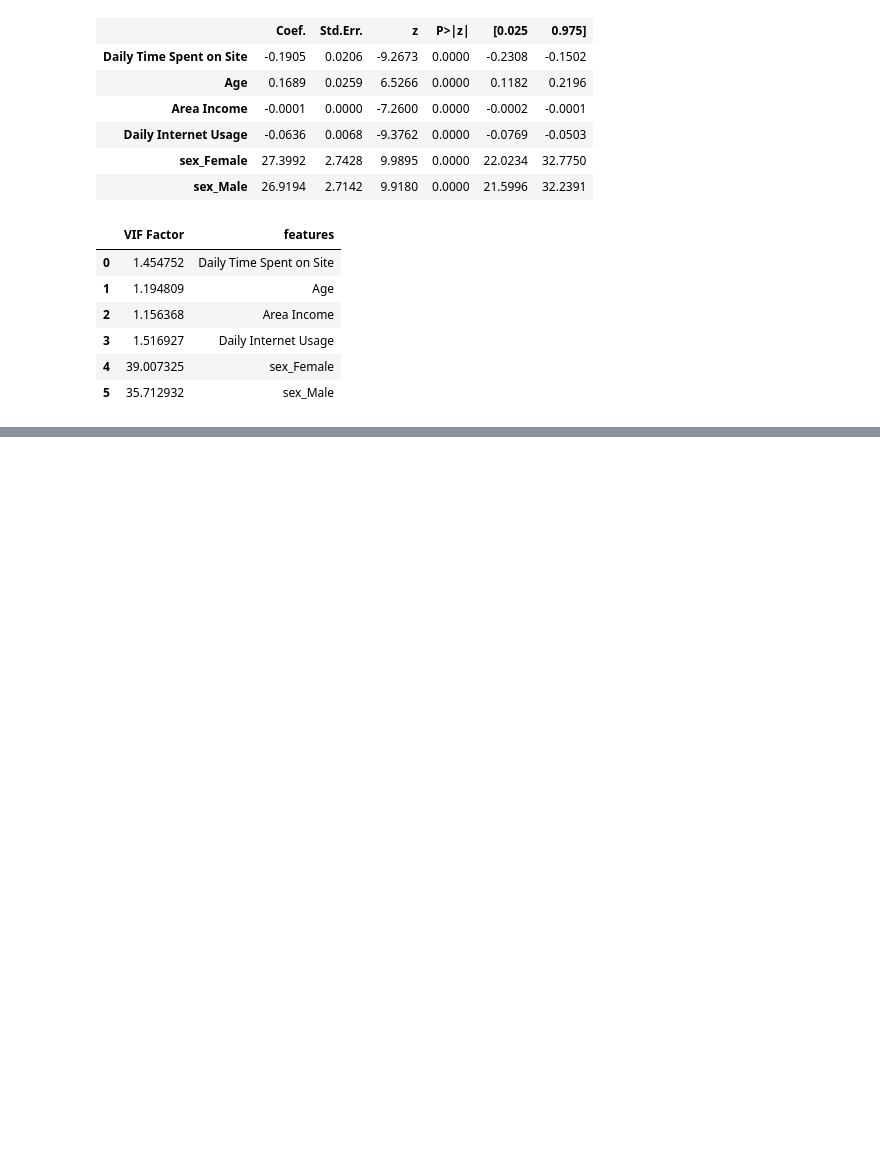
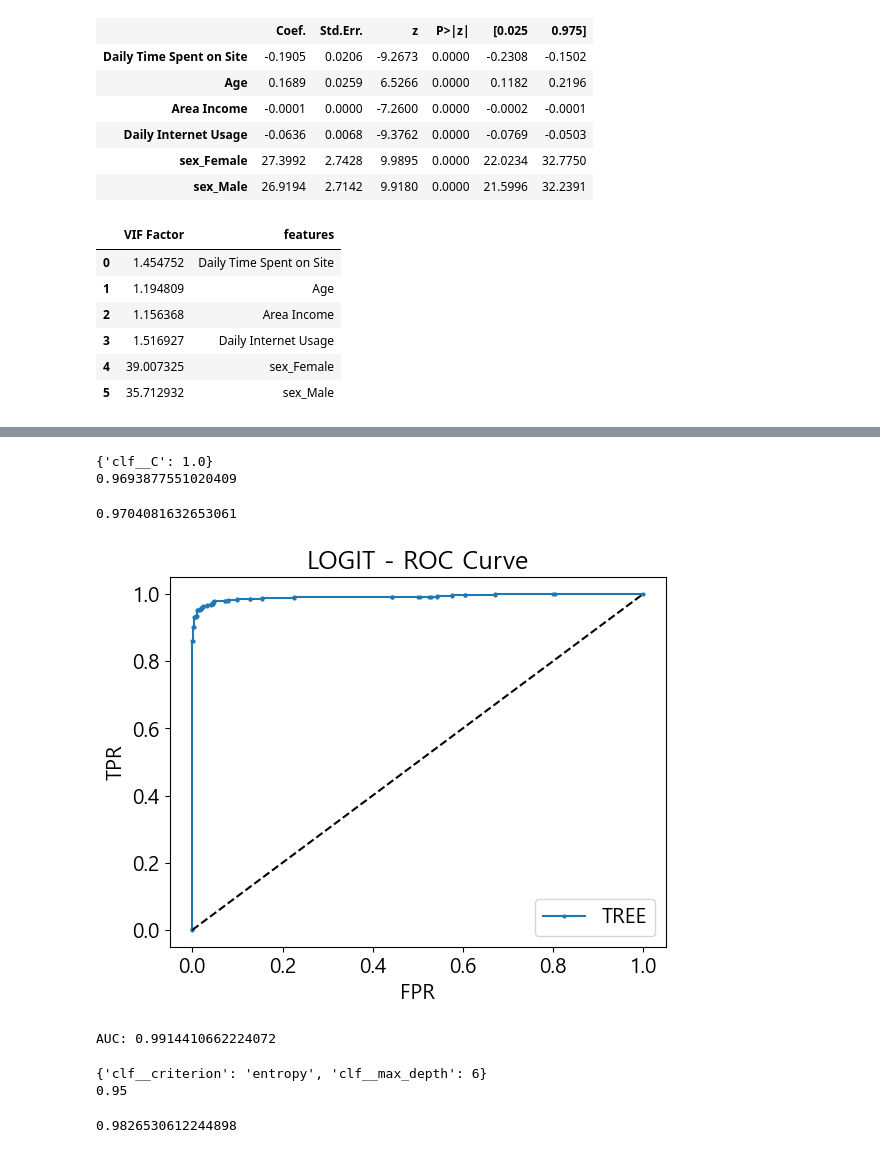
Before and after one commit to HyunJW/Advertisement, a Jupyter notebook: 광고클릭분석.ipynb, the cells around one changed output, grey strips where cells are left out. Drawn from its saved outputs; the diff is of its cells as text; code cells hidden in the pictures; blank space fills up the shorter version.

```diff
--- a/광고클릭분석.ipynb
+++ b/광고클릭분석.ipynb
@@ -129,0 +166,23 @@ vif
+# %%
+#로지스틱회귀분석
+from sklearn.pipeline import Pipeline
+from sklearn.preprocessing import StandardScaler
+from sklearn.linear_model import LogisticRegression
+from sklearn.model_selection import GridSearchCV
+pipe = Pipeline([
+    ('clf', LogisticRegression(random_state=0)),
+])
+params = {
+    'clf__C': [0.0001, 0.001, 0.01, 0.1, 1.0, 10, 100],
+}
+gs = GridSearchCV(pipe, params, scoring='accuracy', cv=5)
+logit = gs.fit(X, y)
+print(logit.best_params_)
+print(logit.best_score_)
+# %% [output]
+{'clf__C': 1.0}
+0.9693877551020409
+# %%
+logit.score(X, y)
+# %% [output]
+0.9704081632653061
@@ -129,0 +191,38 @@ vif
+# %%
+#ROC커브
+from sklearn.metrics import roc_curve
+from sklearn.metrics import auc
+fpr, tpr, thresholds = roc_curve(y, logit.predict_proba(X)[:, 1])
+plt.plot(fpr, tpr, 'o-', ms=2, label='TREE')
+plt.legend()
+plt.plot([0, 1], [0, 1], 'k--', label='random guess')
+plt.xlabel('FPR')
+plt.ylabel('TPR')
+plt.title('LOGIT - ROC Curve')
+plt.show()
+aucs.append(auc(fpr, tpr))
+print('AUC:', auc(fpr, tpr))
+# %% [output]
+[figure, added]
+AUC: 0.9914410662224072
+# %%
+#의사결정나무
+from sklearn.tree import DecisionTreeClassifier
+pipe = Pipeline([
+    ('clf', DecisionTreeClassifier(random_state=0)),
+])
+params = {
+    'clf__max_depth': list(range(2,10)),
+    'clf__criterion' : ["gini", "entropy"]
+}
+gs = GridSearchCV(pipe, params, scoring='accuracy', cv=5)
+tree = gs.fit(X, y)
+print(tree.best_params_)
+print(tree.best_score_)
+# %% [output]
+{'clf__criterion': 'entropy', 'clf__max_depth': 6}
+0.95
+# %%
+tree.score(X, y)
+# %% [output]
+0.9826530612244898
```
Also changed, not shown: parts of 38 cells of this notebook.
